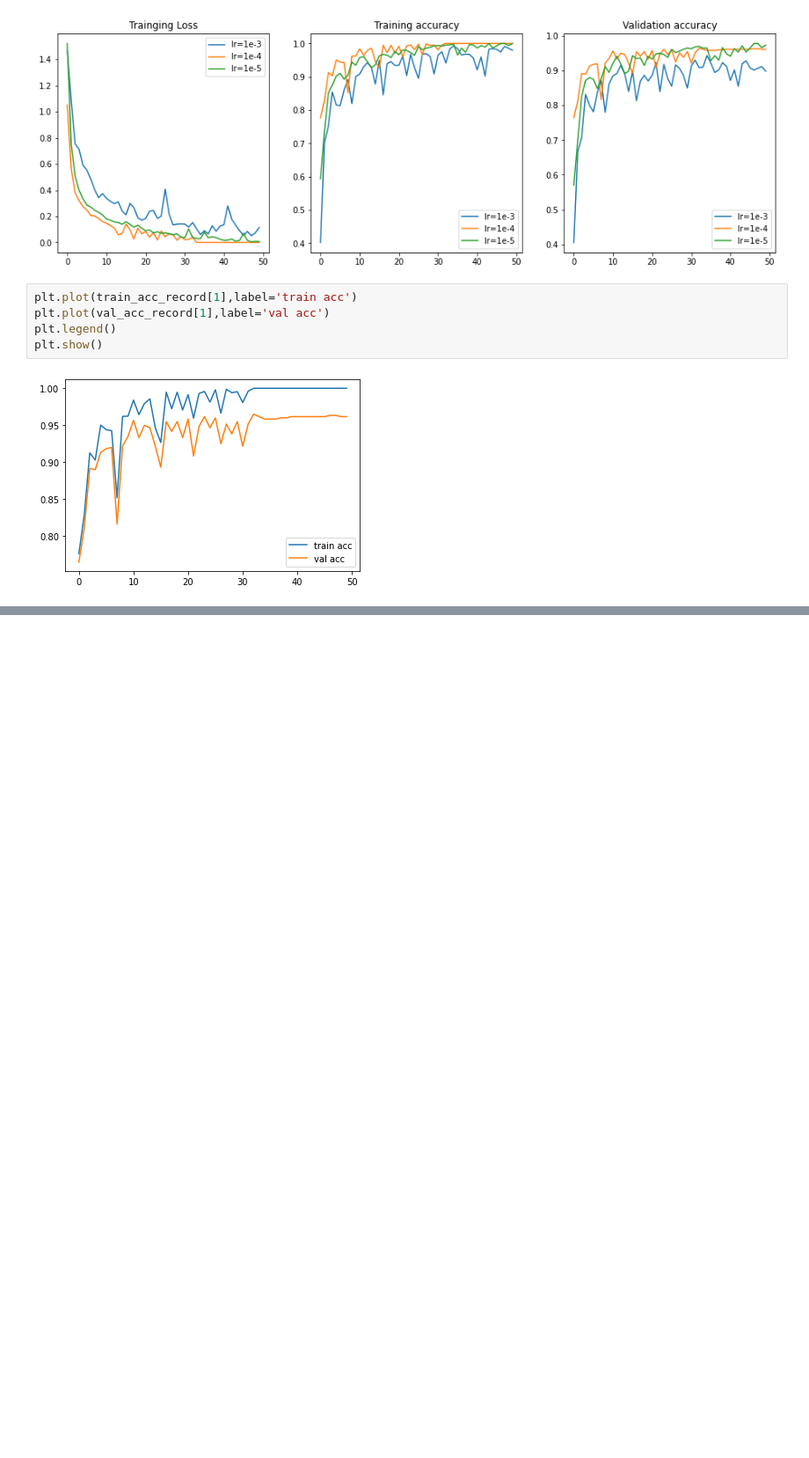
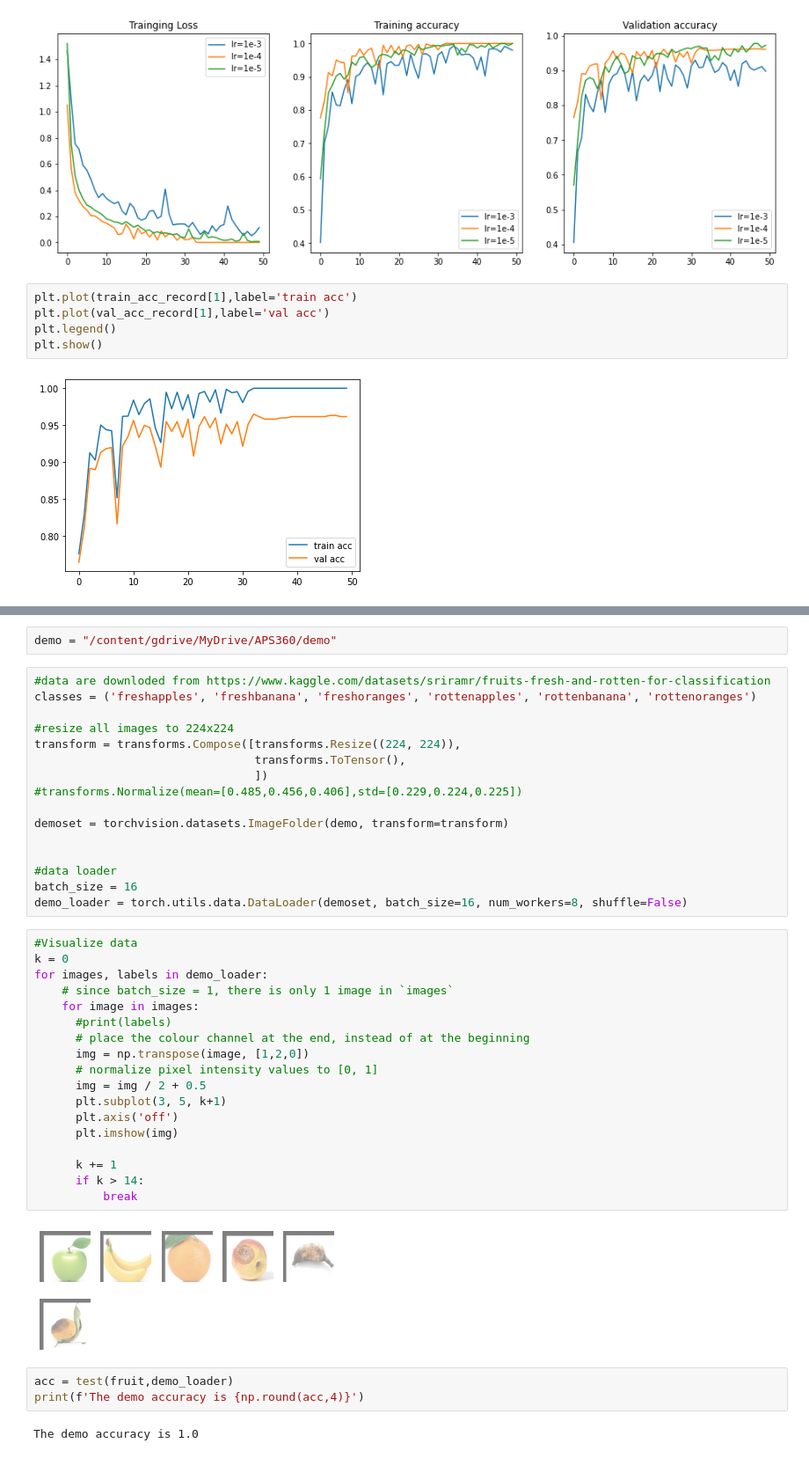
Before and after one commit to Joshua1030/APS360, a Jupyter notebook: Latest Model With Result.ipynb, the cells around one changed output, grey strips where cells are left out. Shown at 88% size. Saved outputs shown, nothing was run; the diff lists cells and outputs as text; blank space fills up the shorter version.

Commit message:
demo

```diff
--- a/Latest Model With Result.ipynb
+++ b/Latest Model With Result.ipynb
@@ -265,0 +284,43 @@ The best model's testing accuracy is 0.97
+# %%
+demo = "/content/gdrive/MyDrive/APS360/demo"
+# %%
+#data are downloded from https://www.kaggle.com/datasets/sriramr/fruits-fresh-and-rotten-for-classification
+classes = ('freshapples', 'freshbanana', 'freshoranges', 'rottenapples', 'rottenbanana', 'rottenoranges')
+
+#resize all images to 224x224
+transform = transforms.Compose([transforms.Resize((224, 224)),
+                                transforms.ToTensor(),
+                                ])
+#transforms.Normalize(mean=[0.485,0.456,0.406],std=[0.229,0.224,0.225])
+
+demoset = torchvision.datasets.ImageFolder(demo, transform=transform)
+
+
+#data loader
+batch_size = 16
+demo_loader = torch.utils.data.DataLoader(demoset, batch_size=16, num_workers=8, shuffle=False)
+# %%
+#Visualize data
+k = 0
+for images, labels in demo_loader:
+    # since batch_size = 1, there is only 1 image in `images`
+    for image in images:
+      #print(labels)
+      # place the colour channel at the end, instead of at the beginning
+      img = np.transpose(image, [1,2,0])
+      # normalize pixel intensity values to [0, 1]
+      img = img / 2 + 0.5
+      plt.subplot(3, 5, k+1)
+      plt.axis('off')
+      plt.imshow(img)
+
+      k += 1
+      if k > 14:
+          break
+# %% [output]
+[figure, added]
+# %%
+acc = test(fruit,demo_loader)
+print(f'The demo accuracy is {np.round(acc,4)}')
+# %% [output]
+The demo accuracy is 1.0
```
Also changed, not shown: parts of 3 cells of this notebook.
